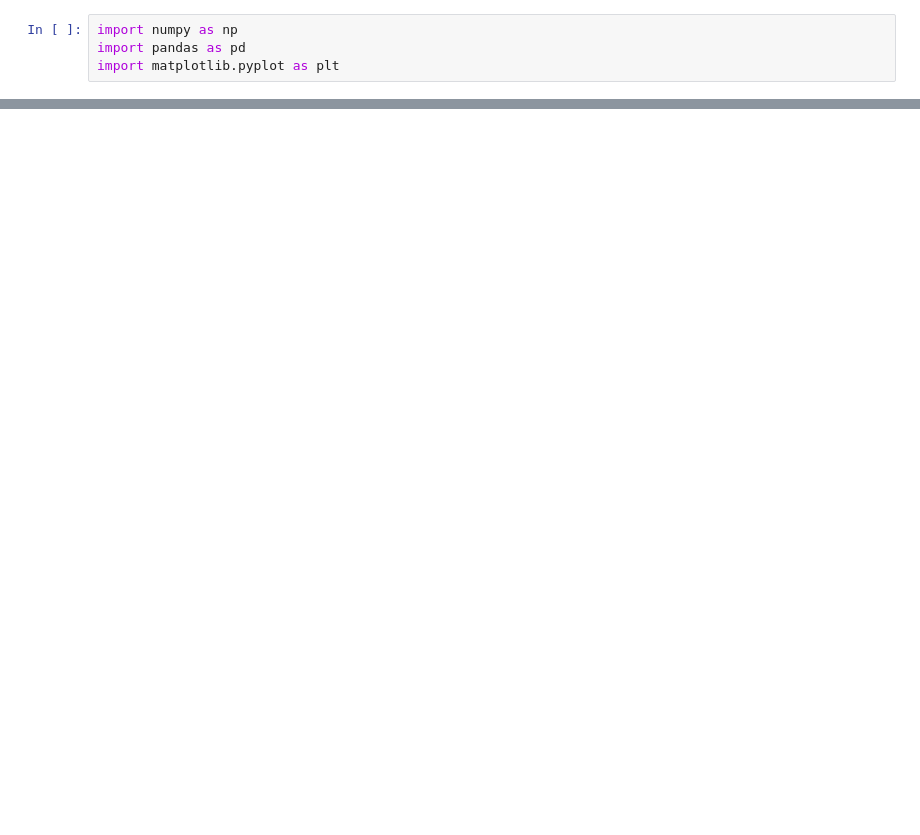
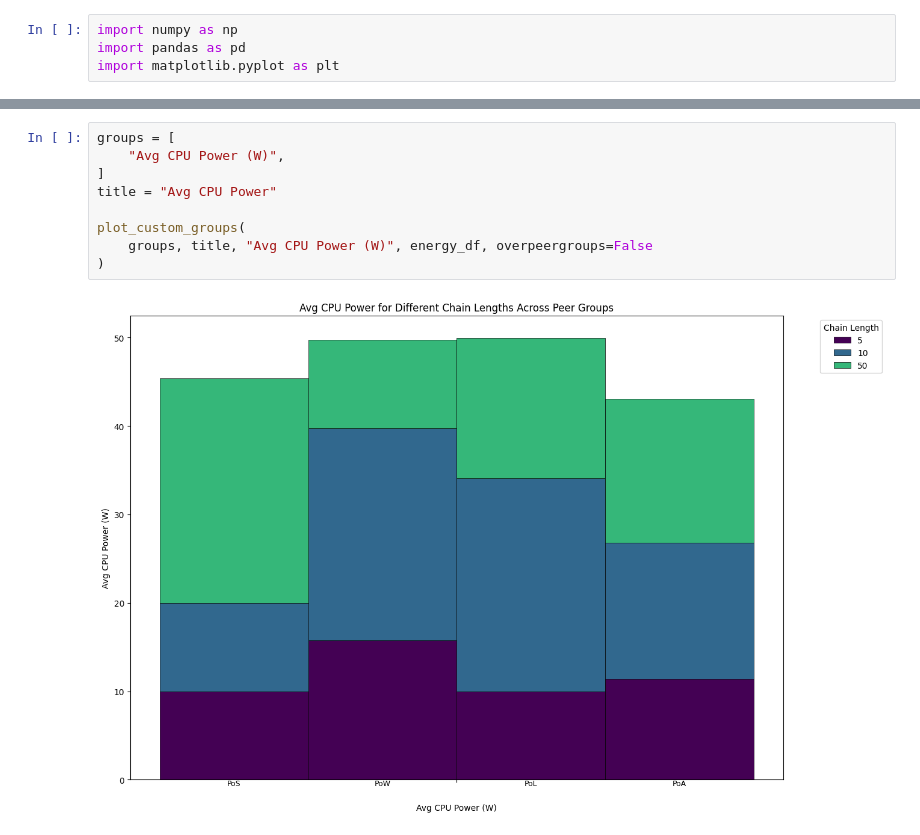
Before and after one commit to lizageorge/cs525_project, a Jupyter notebook: measuring/notebooks/display_final.ipynb, the cells around one changed output, grey strips where cells are left out. Saved outputs shown, nothing was run; the diff lists cells and outputs as text; blank space fills up the shorter version.

```diff
--- a/measuring/notebooks/display_final.ipynb
+++ b/measuring/notebooks/display_final.ipynb
@@ -195,0 +246,11 @@ plot_stacked(avg_cpu_df, "Avg CPU Utilizations")
+# %%
+groups = [
+    "Avg CPU Power (W)",
+]
+title = "Avg CPU Power"
+
+plot_custom_groups(
+    groups, title, "Avg CPU Power (W)", energy_df, overpeergroups=False
+)
+# %% [output]
+[figure, added]
```
Also changed, not shown: parts of 11 cells of this notebook, 1 other file.
